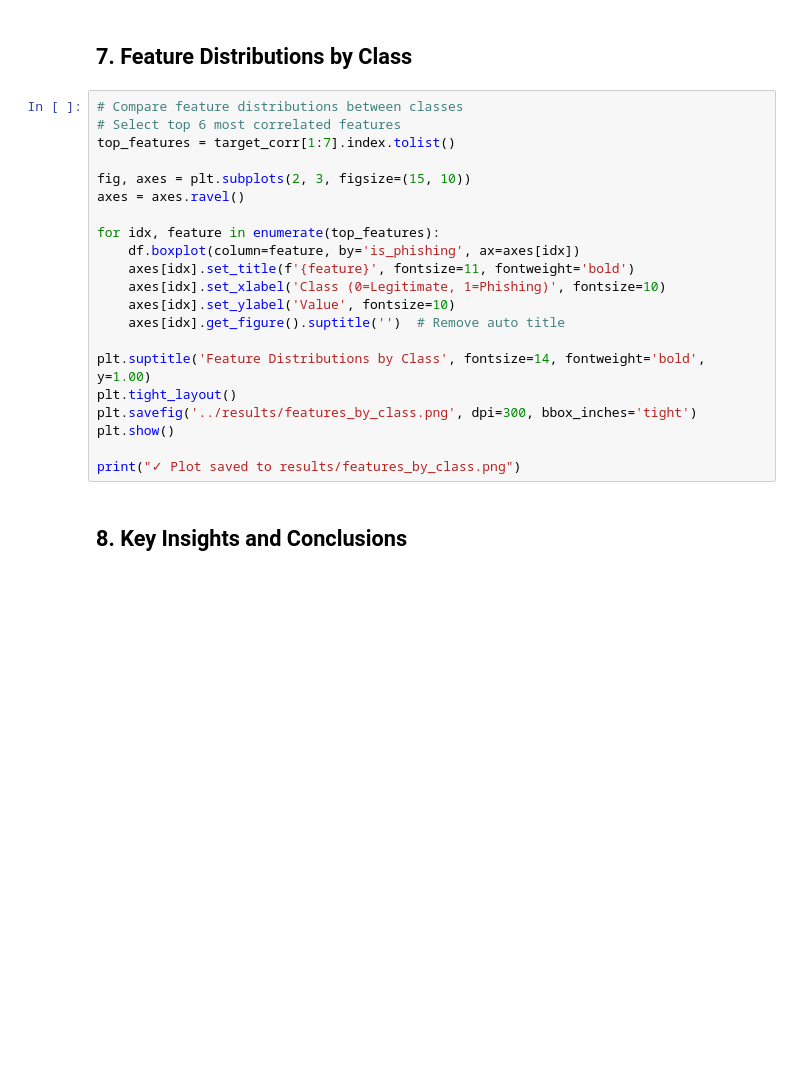
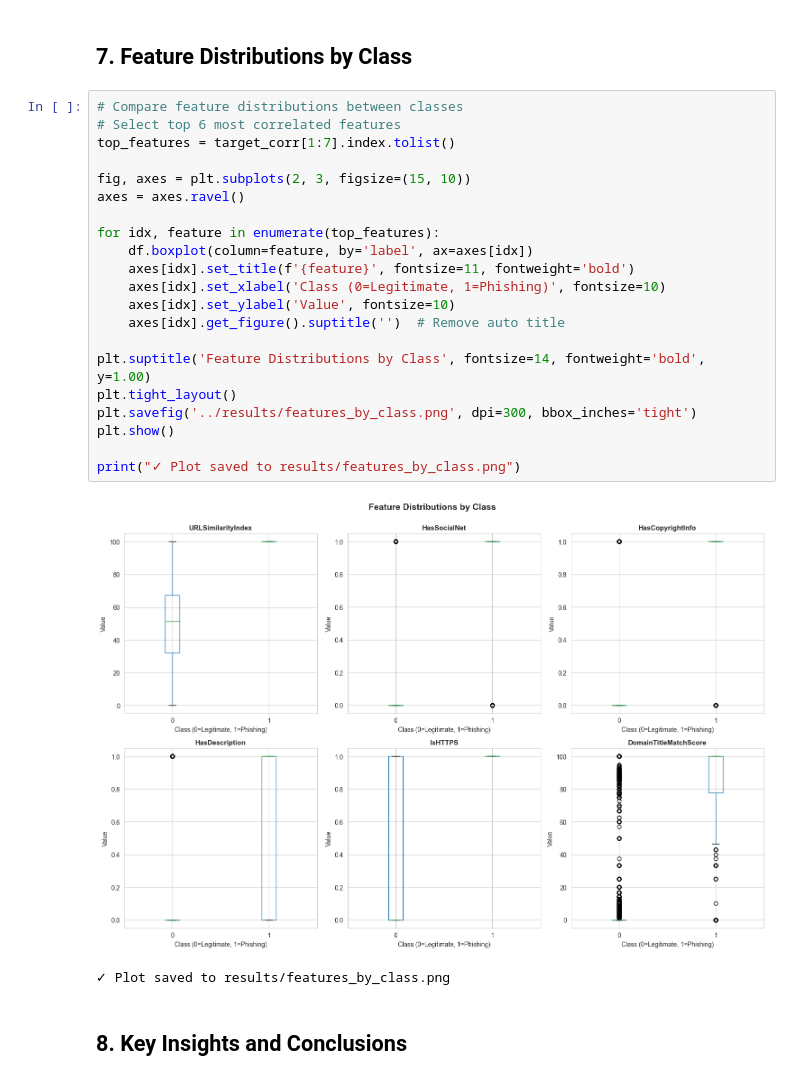
Before and after one commit to rhythmvora/ai-cyber-lab2-rhythm, a Jupyter notebook: notebooks/01_eda.ipynb, the cells around one changed output. Drawn from its saved outputs; the diff is of its cells as text; blank space fills up the shorter version.

```diff
--- a/notebooks/01_eda.ipynb
+++ b/notebooks/01_eda.ipynb
@@ -370,24 +438,27 @@ print("✓ Plot saved to results/feature_importance.png")
 # %%
 # Compare feature distributions between classes
 # Select top 6 most correlated features
 top_features = target_corr[1:7].index.tolist()
 
 fig, axes = plt.subplots(2, 3, figsize=(15, 10))
 axes = axes.ravel()
 
 for idx, feature in enumerate(top_features):
-    df.boxplot(column=feature, by='is_phishing', ax=axes[idx])
+    df.boxplot(column=feature, by='label', ax=axes[idx])
     axes[idx].set_title(f'{feature}', fontsize=11, fontweight='bold')
     axes[idx].set_xlabel('Class (0=Legitimate, 1=Phishing)', fontsize=10)
     axes[idx].set_ylabel('Value', fontsize=10)
     axes[idx].get_figure().suptitle('')  # Remove auto title
 
 plt.suptitle('Feature Distributions by Class', fontsize=14, fontweight='bold', y=1.00)
 plt.tight_layout()
 plt.savefig('../results/features_by_class.png', dpi=300, bbox_inches='tight')
 plt.show()
 
 print("✓ Plot saved to results/features_by_class.png")
+# %% [output]
+[figure, added]
+✓ Plot saved to results/features_by_class.png
 # %% [markdown]
 ## 8. Key Insights and Conclusions
 # %% [markdown]
```
Also changed, not shown: parts of 8 cells of this notebook, 5 other files.
